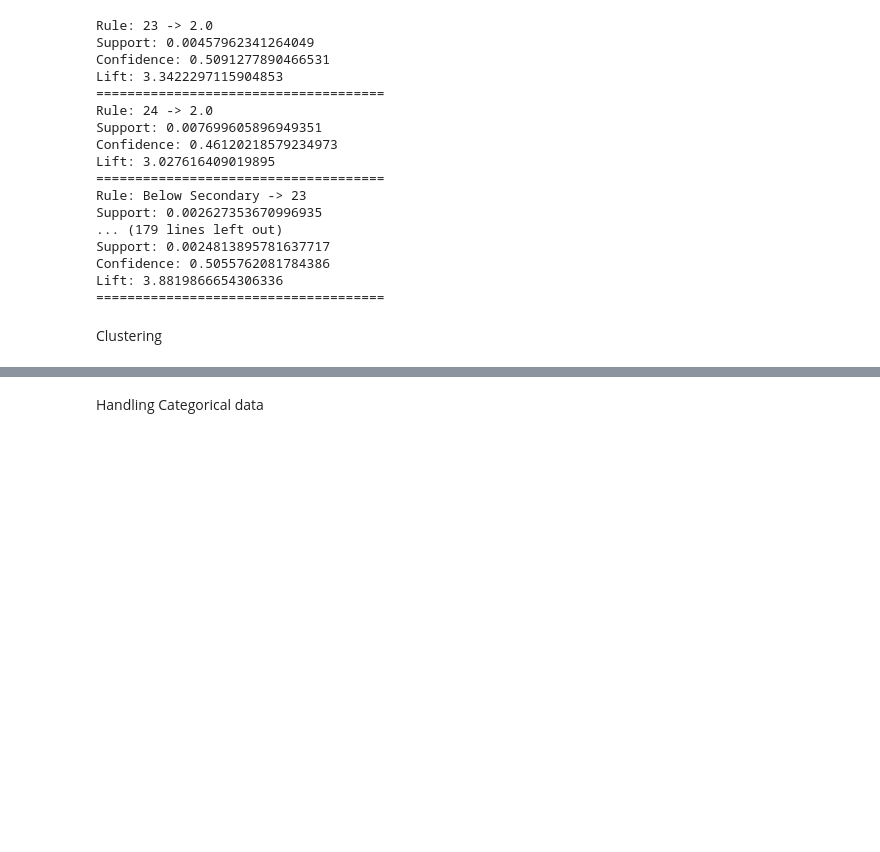
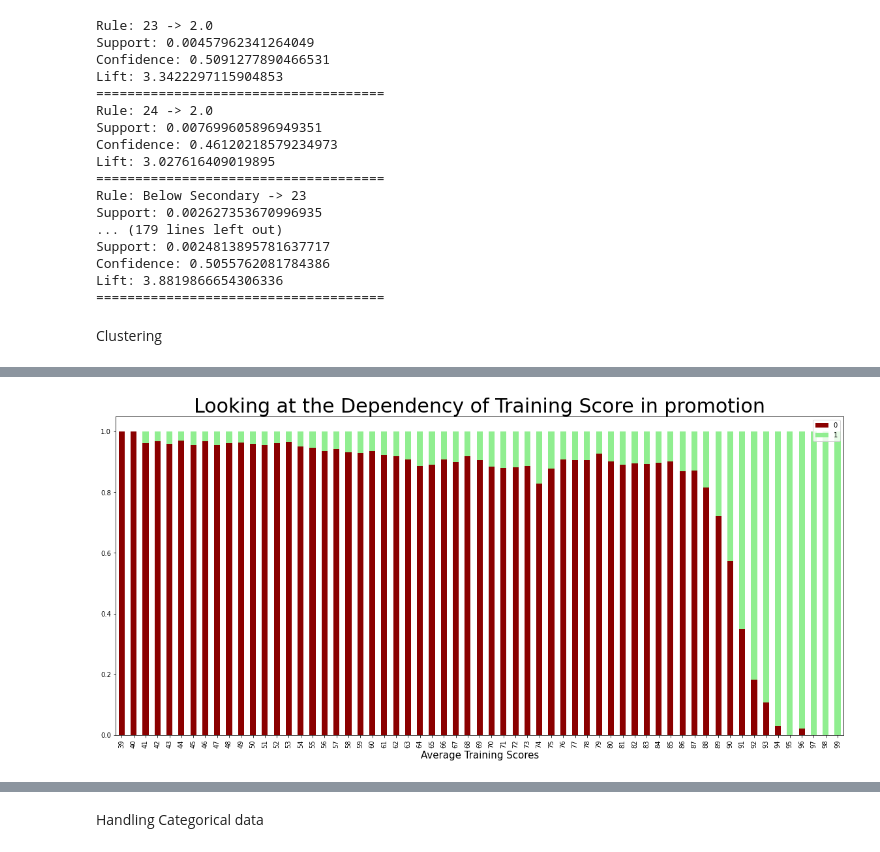
Before and after one commit to ayaadelhassan/HR-Analytics, a Jupyter notebook: main.ipynb, the cells around one changed output, grey strips where cells are left out. Cells and saved outputs as stored; diff of their text form; code cells hidden in the pictures; blank space fills up the shorter version.

```diff
--- a/main.ipynb
+++ b/main.ipynb
@@ -292,0 +293,10 @@ plt.show()
+# %%
+data = pd.crosstab(dataset['avg_training_score'], dataset['is_promoted'])
+data.div(data.sum(1).astype(float), axis = 0).plot(kind = 'bar', stacked = True, figsize = (20, 9), color = ['darkred', 'lightgreen'])
+
+plt.title('Looking at the Dependency of Training Score in promotion', fontsize = 30)
+plt.xlabel('Average Training Scores', fontsize = 15)
+plt.legend()
+plt.show()
+# %% [output]
+[figure, added]
```
Also changed, not shown: parts of 15 cells of this notebook, 1 other file.
